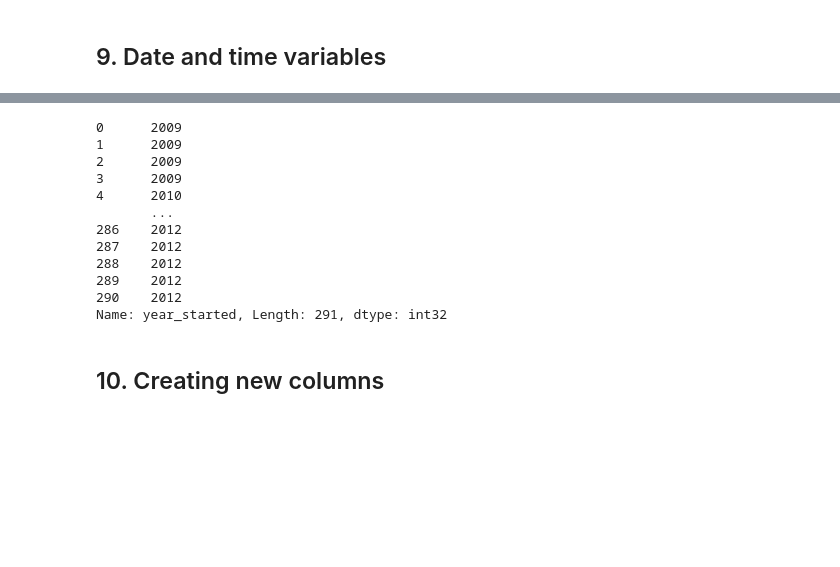
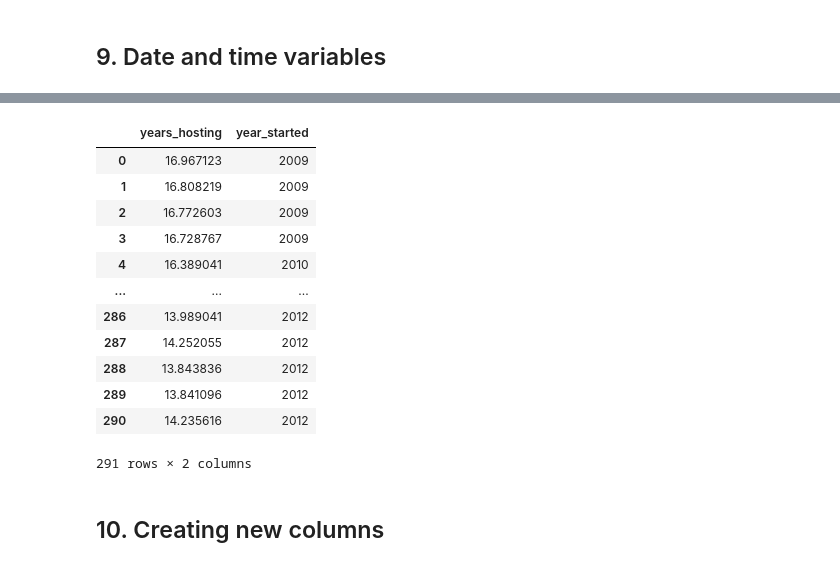
Before and after one commit to alessiotucci/Jupyter-and-Data-analysis, a Jupyter notebook: Cheat-sheet-Quiz2.ipynb, the cells around one changed output, grey strips where cells are left out. Saved outputs shown, nothing was run; the diff lists cells and outputs as text; code cells hidden in the pictures; blank space fills up the shorter version.

```diff
--- a/Cheat-sheet-Quiz2.ipynb
+++ b/Cheat-sheet-Quiz2.ipynb
@@ -483,20 +471,21 @@ Name: days_hosting, Length: 291, dtype: int64
 # %%
 # pull out a year from a date
 df["year_started"] = df["host_since"].dt.year
-df["year_started"]
+#df[["years_hosting", "year_started"]]
 # %% [output]
+|  | years_hosting | year_started |
+| 0 | 16.967123 | 2009 |
+| 1 | 16.808219 | 2009 |
+| 2 | 16.772603 | 2009 |
+| 3 | 16.728767 | 2009 |
+| 4 | 16.389041 | 2010 |
+| ... | ... | ... |
+| 286 | 13.989041 | 2012 |
+| 287 | 14.252055 | 2012 |
+| 288 | 13.843836 | 2012 |
+| 289 | 13.841096 | 2012 |
+| 290 | 14.235616 | 2012 |
-0      2009
-1      2009
-2      2009
-3      2009
-4      2010
-       ...
-286    2012
-287    2012
-288    2012
-289    2012
-290    2012
-Name: year_started, Length: 291, dtype: int32
+291 rows × 2 columns
 # %% [markdown]
 ## 10. Creating new columns
 # %%
```
Also changed, not shown: parts of 2 cells of this notebook.
